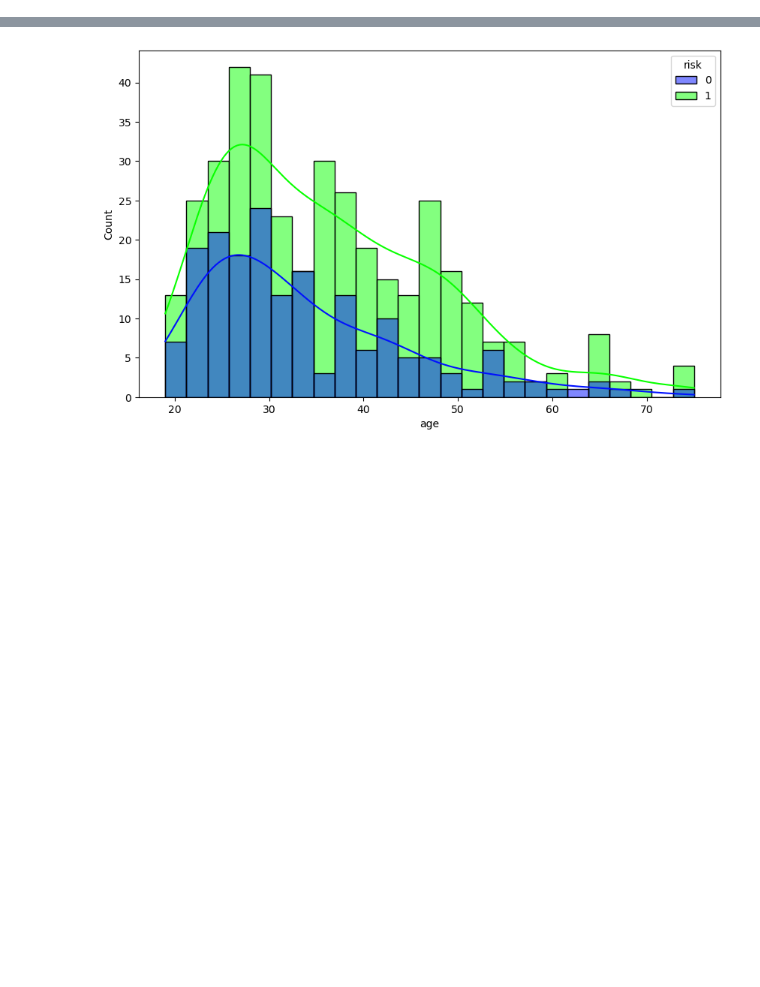
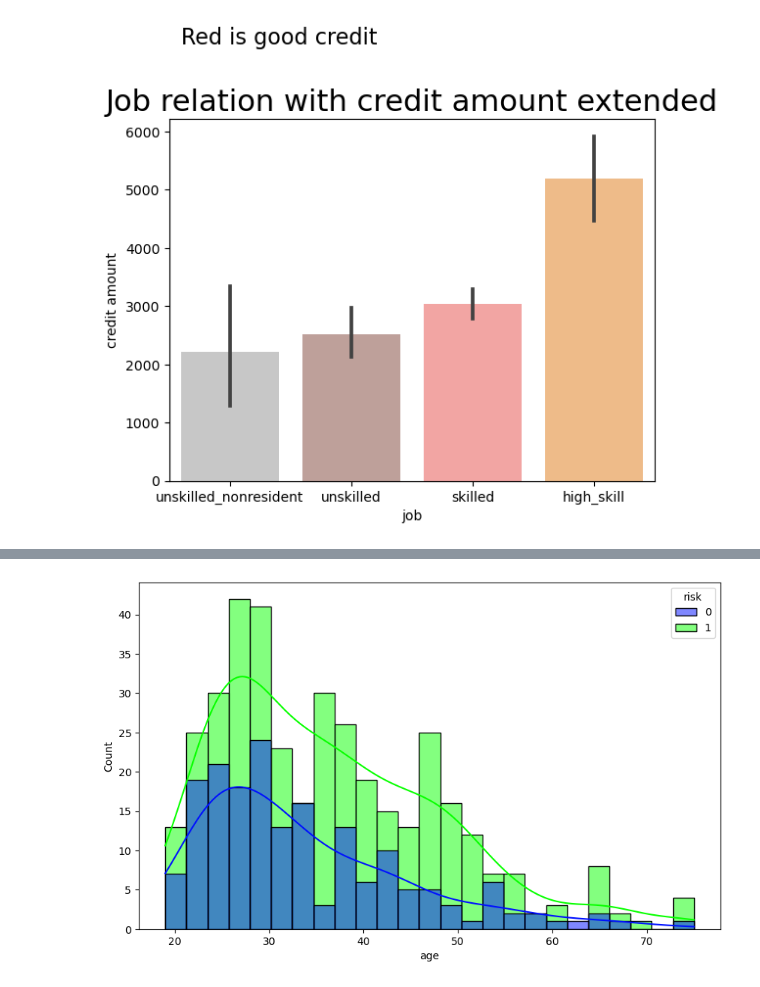
Before and after one commit to jcrosenberger/german_credit_analysis, a Jupyter notebook: work_in_progress.ipynb, the cells around one changed output, grey strips where cells are left out. Cells and saved outputs as stored; diff of their text form; code cells hidden in the pictures; blank space fills up the shorter version.

```diff
--- a/work_in_progress.ipynb
+++ b/work_in_progress.ipynb
@@ -47,0 +58,7 @@ for i in checking:
+# %%
+sns.barplot(data = train, y = 'credit amount', x = 'job', palette="tab20_r", hue = 'risk')
+plt.text(-0.4, 7_500, 'Red is good credit', fontsize = 16)
+plt.title('Job relation with credit amount extended', fontsize = 22)
+plt.show()
+# %% [output]
+[figure, added]
```
Also changed, not shown: parts of 17 cells of this notebook, 4 other files.
